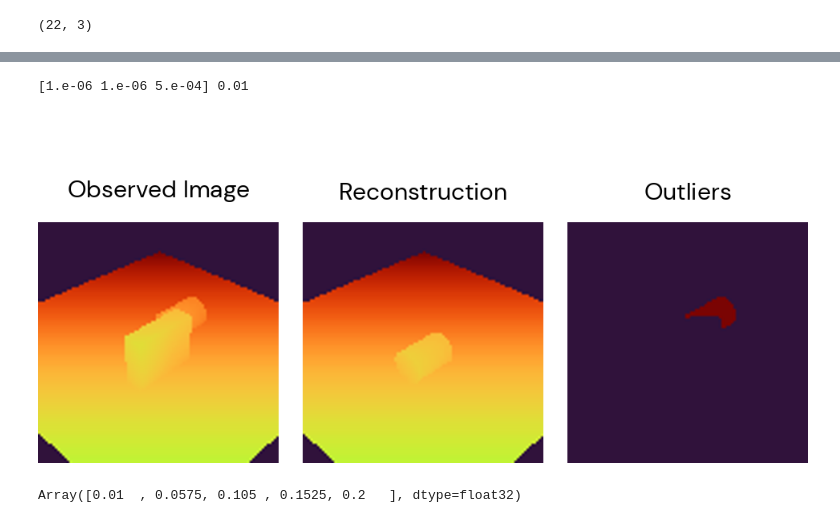
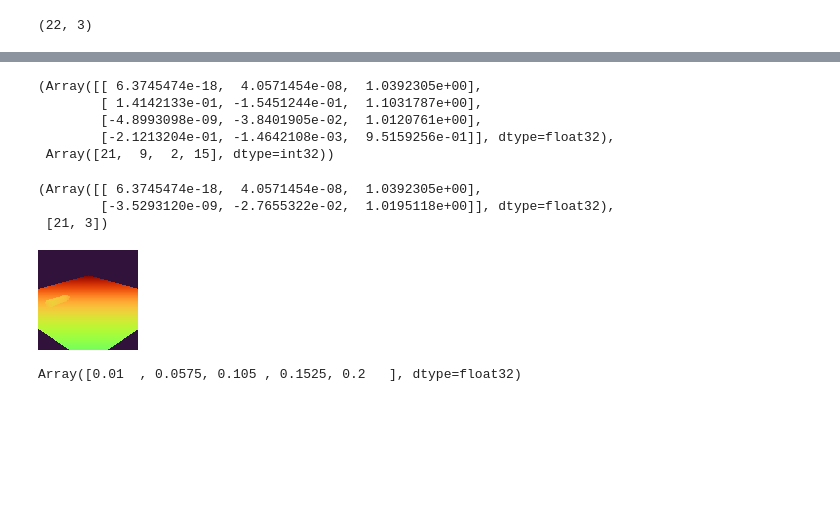
Before and after one commit to probcomp/bayes3d, a Jupyter notebook: experiments/posterior_uncertainty/iterative_multiobject_parsing.ipynb, the cells around one changed output, grey strips where cells are left out. Drawn from its saved outputs; the diff is of its cells as text; code cells hidden in the pictures; blank space fills up the shorter version.

```diff
--- a/experiments/posterior_uncertainty/iterative_multiobject_parsing.ipynb
+++ b/experiments/posterior_uncertainty/iterative_multiobject_parsing.ipynb
@@ -135,49 +195,27 @@ POTENTIAL_R = jnp.hstack([R,R_SWEEP])
-# %%
-potential_poses = jnp.concatenate(
-    [
-        jnp.tile(object_poses, (1,potential_new_object_poses.shape[0],1,1)),
-        potential_new_object_poses[None,...]
-    ]
-)
-reconstruction = renderer.render_multiobject_parallel(
-    potential_poses, object_ids + [obj_id]
-)
-p = likelihood_jit(observed_img, reconstruction[:,:,:,:3], reconstruction[:,:,:, -1], POTENTIAL_R, OUTLIER_PROBS, OUTLIER_VOLUME)
-ii,jj,kk = jnp.unravel_index(p.argmax(), p.shape)
-best_r, best_outlier_prob = (POTENTIAL_R[jj], OUTLIER_PROBS[kk])
-print(best_r, best_outlier_prob)
-# %% [output]
-[1.e-06 1.e-06 5.e-04] 0.01
-# %%
-
-outliers = (
-    (j.gaussian_mixture_image(observed_img, reconstruction[ii,:,:,:3], reconstruction[ii,:,:, -1], best_r) * (1.0 - best_outlier_prob))
-        <
-    (best_outlier_prob / OUTLIER_VOLUME)
-)
-
-# height_factor = outlier_prob_viz.height / observed_image_viz.height
-
-
-j.multi_panel(
-    [
-        j.scale_image(j.get_depth_image(observed_img[:,:,2]), SCALING_FACTOR),
-        j.scale_image(j.get_depth_image(reconstruction[ii,:,:,2]), SCALING_FACTOR),
-        j.scale_image(j.get_depth_image(1.0 *outliers), SCALING_FACTOR)
-    ],
-    labels=[
-        "Observed Image",
-        "Reconstruction",
-        "Outliers",
-    ],
-    middle_width=30
-)
-# %% [output]
-[figure, removed]
 # %%
 R = POTENTIAL_R.at[:,:].set(best_r)
-object_poses = potential_poses[:,ii][:,None,...]
-object_ids = object_ids + [obj_id]
+object_poses = best_poses[:,None,...]
+object_ids = object_ids + [obj_id.item()]
+# %%
+gt_poses[:,:3,3], gt_object_indices
+# %% [output]
+(Array([[ 6.3745474e-18,  4.0571454e-08,  1.0392305e+00],
+        [ 1.4142133e-01, -1.5451244e-01,  1.1031787e+00],
+        [-4.8993098e-09, -3.8401905e-02,  1.0120761e+00],
+        [-2.1213204e-01, -1.4642108e-03,  9.5159256e-01]], dtype=float32),
+ Array([21,  9,  2, 15], dtype=int32))
+# %%
+object_poses[:,0,:3,3], object_ids
+# %% [output]
+(Array([[ 6.3745474e-18,  4.0571454e-08,  1.0392305e+00],
+        [-3.5293120e-09, -2.7655322e-02,  1.0195118e+00]], dtype=float32),
+ [21, 3])
+# %%
+j.get_depth_image(
+    renderer.render_multiobject(object_poses, object_ids)[:,:,2]
+)
+# %% [output]
+[figure, added]
 # %%
 OUTLIER_PROBS
 # %% [output]
```
Also changed, not shown: parts of 10 cells of this notebook, 1 other file.
